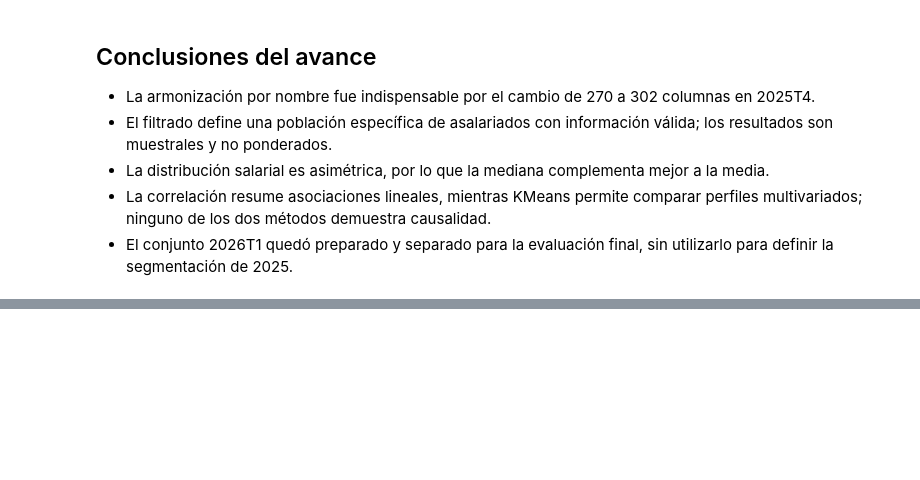
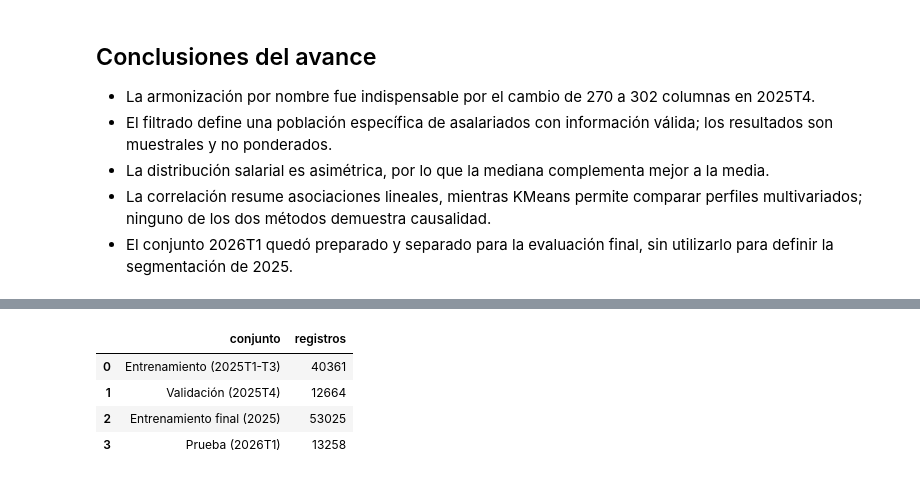
Before and after one commit to FelipeAP04/Lab7-DataScience, a Jupyter notebook: lab7_analisis_segmentacion.ipynb, the cells around one changed output, grey strips where cells are left out. Saved outputs shown, nothing was run; the diff lists cells and outputs as text; code cells hidden in the pictures; blank space fills up the shorter version.

```diff
--- a/lab7_analisis_segmentacion.ipynb
+++ b/lab7_analisis_segmentacion.ipynb
@@ -529,0 +545,34 @@ plt.tight_layout(); plt.show()
+# %%
+from pyspark.ml.feature import OneHotEncoder, StringIndexer
+from pyspark.ml.regression import LinearRegression, RandomForestRegressor
+from pyspark.ml.evaluation import RegressionEvaluator
+
+MODELS_DIR = ROOT / "models"
+OUTPUTS_DIR = ROOT / "outputs"
+MODELS_DIR.mkdir(exist_ok=True)
+OUTPUTS_DIR.mkdir(exist_ok=True)
+
+TARGET = "salario_mensual"
+NUMERIC = ["edad", "antiguedad", "horas_semanales"]
+CATEGORICAL = ["nivel_educativo", "categoria_ocupacional", "dominio"]
+MODEL_COLS = KEY + [TARGET] + NUMERIC + CATEGORICAL
+
+# Se leen los Parquet guardados en la actividad 1
+data_2025 = spark.read.parquet(str(PROCESSED_DIR / "eneic_2025_preparada.parquet")).select(*MODEL_COLS)
+test_df = spark.read.parquet(str(PROCESSED_DIR / "eneic_2026T1_preparada.parquet")).select(*MODEL_COLS).cache()
+
+train_df = data_2025.filter(F.col("periodo_archivo") != "2025T4").cache()
+valid_df = data_2025.filter(F.col("periodo_archivo") == "2025T4").cache()
+full_train_df = data_2025.cache()
+
+split_sizes = pd.DataFrame({
+    "conjunto": ["Entrenamiento (2025T1-T3)", "Validación (2025T4)", "Entrenamiento final (2025)", "Prueba (2026T1)"],
+    "registros": [train_df.count(), valid_df.count(), full_train_df.count(), test_df.count()],
+})
+display(split_sizes)
+# %% [output]
+|  | conjunto | registros |
+| 0 | Entrenamiento (2025T1-T3) | 40361 |
+| 1 | Validación (2025T4) | 12664 |
+| 2 | Entrenamiento final (2025) | 53025 |
+| 3 | Prueba (2026T1) | 13258 |
```
Also changed, not shown: parts of 13 cells of this notebook, 1 other file.
